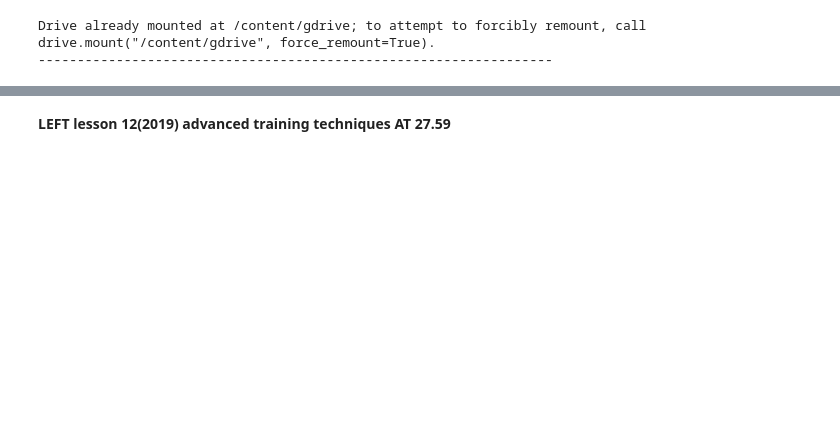
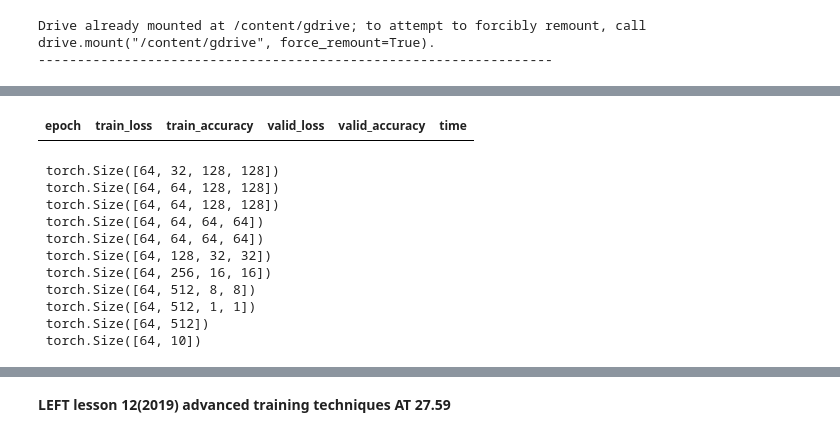
Before and after one commit to Hlompho-Dash/first_try_of_fastai, a Jupyter notebook: 11_train_imagennete.ipynb, the cells around one changed output, grey strips where cells are left out. Cells and saved outputs as stored; diff of their text form; code cells hidden in the pictures; blank space fills up the shorter version.

```diff
--- a/11_train_imagennete.ipynb
+++ b/11_train_imagennete.ipynb
@@ -72,0 +190,37 @@ os.chdir('/content/gdrive/MyDrive/first_try_of_fastai')
+# %%
+loss_func = LabelSmoothingCrossEntropy()
+arch = partial(xresnet18, c_out=10)
+opt_func = adam_opt(mom=0.9, mom_sqr=0.99, eps=1e-6, wd=1e-2)
+# %%
+#export
+def get_batch(dl, learn):
+  learn.xb, learn.yb = next(iter(dl))
+  learn.do_begin_fit(0)
+  learn('begin_batch')
+  learn('after_fit')
+  return learn.xb, learn.yb
+# %%
+#export
+def model_summary(model, find_all=False, print_mod=False):
+  xb, yb = get_batch(data.valid_dl, learn)
+  mods = find_modules(model, is_lin_layer) if find_all else model.children()
+  f = lambda hook,mod,inp,out: print(f"====\n{mod}\n" if print_mod else "", out.shape)
+  with Hooks(mods, f) as hooks: learn.model(xb)
+# %%
+learn = Learner(arch(), data, loss_func, lr=1, cb_funcs=cbfs, opt_func=opt_func)
+# %%
+learn.model = learn.model.cuda()
+model_summary(learn.model, print_mod=False)
+# %% [output]
+| epoch | train_loss | train_accuracy | valid_loss | valid_accuracy | time |
+ torch.Size([64, 32, 128, 128])
+ torch.Size([64, 64, 128, 128])
+ torch.Size([64, 64, 128, 128])
+ torch.Size([64, 64, 64, 64])
+ torch.Size([64, 64, 64, 64])
+ torch.Size([64, 128, 32, 32])
+ torch.Size([64, 256, 16, 16])
+ torch.Size([64, 512, 8, 8])
+ torch.Size([64, 512, 1, 1])
+ torch.Size([64, 512])
+ torch.Size([64, 10])
```
Also changed, not shown: parts of 31 cells of this notebook, 2 other files.
